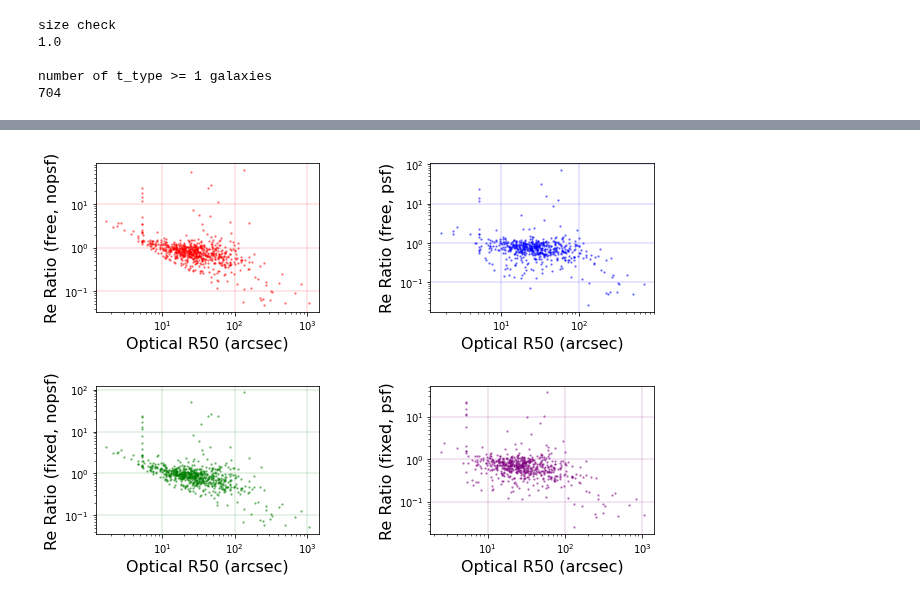
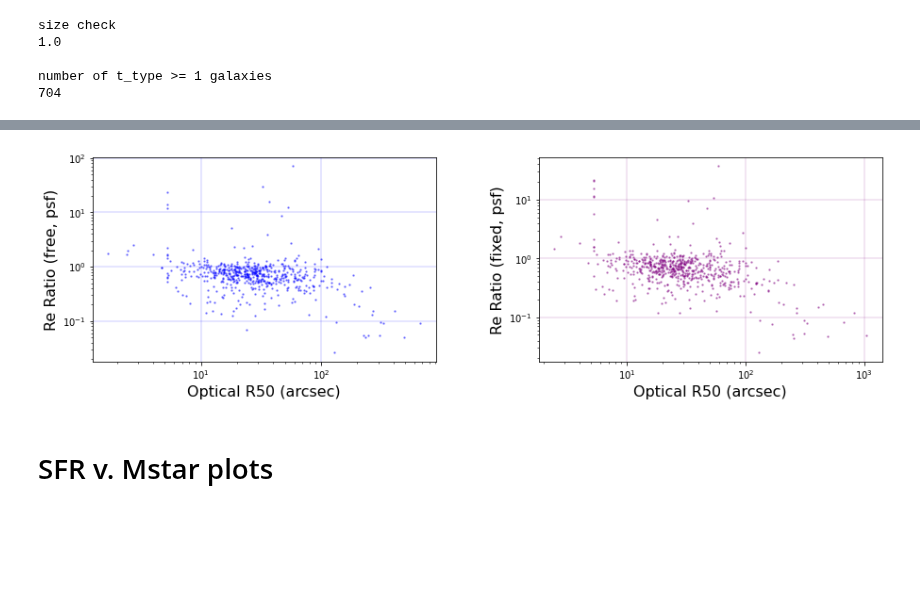
Before and after one commit to Kyssuber/research, a Jupyter notebook: disk_size_comparison.ipynb, the cells around one changed output, grey strips where cells are left out. Saved outputs shown, nothing was run; the diff lists cells and outputs as text; code cells hidden in the pictures; blank space fills up the shorter version.

```diff
--- a/disk_size_comparison.ipynb
+++ b/disk_size_comparison.ipynb
@@ -199,16 +219,15 @@ re_fixed_psf = t4['re']*2.75
 
 r0 = 10 #arcsec
 alpha_1 = sga_params['R_COG_PARAMS_ALPHA1']
+alpha_2 = sga_params['R_COG_PARAMS_ALPHA2']
 m0 = sga_params['R_COG_PARAMS_M0']
 
 comp_one = np.log10(0.5)/(0.4*m0)
 comp_two = np.exp(-comp_one) - 1
 comp_three = (1/alpha_1) * comp_two
+comp_four = comp_three**(-1/alpha_2)
 
-comp_four = comp_three**(-1/alpha_2)
 r50_tentative = r0 * comp_four
-
-#note: manually calculated index 647, which had m0=50704.61. Results compatible with the above script.
 # %%
 #sga_param index --> r50 index
 #sgacut index --> re index
@@ -348,39 +348,25 @@ for i in range(1,9):
 # %%
-fig = plt.figure(figsize=(10,15))
-plt.subplots_adjust(hspace=.5,wspace=.5)
-for i in range(1,5):
-    ax=fig.add_subplot(4,2,i)
+fig = plt.figure(figsize=(15,10))
+plt.subplots_adjust(hspace=.5,wspace=.3)
+for i in range(1,3):
+    ax=fig.add_subplot(2,2,i)
 
     if i == 1:
-        plt.scatter(r50_1,re_ratio_1,color='red',alpha=0.4,s=2)
-        plt.ylabel('Re Ratio (free, nopsf)',fontsize=16)
-        plt.xlabel('Optical R50 (arcsec)',fontsize=16)
-        plt.xscale('log')
-        plt.yscale('log')
-        plt.grid(color='r',linewidth=0.2)
-
-    if i == 2:
         plt.scatter(r50_2,re_ratio_2,color='blue',alpha=0.4,s=2)
         plt.ylabel('Re Ratio (free, psf)',fontsize=16)
         plt.xlabel('Optical R50 (arcsec)',fontsize=16)
         plt.xscale('log')
         plt.yscale('log')
-        plt.grid(color='blue',linewidth=0.2)
+        plt.grid(color='b',linewidth=0.2)
 
-    if i == 3:
-        plt.scatter(r50_3,re_ratio_3,color='green',alpha=0.4,s=2)
-        plt.ylabel('Re Ratio (fixed, nopsf)',fontsize=16)
-        plt.xlabel('Optical R50 (arcsec)',fontsize=16)
-        plt.xscale('log')
-        plt.yscale('log')
-        plt.grid(color='green',linewidth=0.2)
-
-    if i == 4:
+    if i == 2:
         plt.scatter(r50_4,re_ratio_4,color='purple',alpha=0.4,s=2)
         plt.ylabel('Re Ratio (fixed, psf)',fontsize=16)
         plt.xlabel('Optical R50 (arcsec)',fontsize=16)
         plt.xscale('log')
         plt.yscale('log')
         plt.grid(color='purple',linewidth=0.2)
 # %% [output]
-[figure, old version]
+[figure, new version]
+# %% [markdown]
+# SFR v. Mstar plots
```
Also changed, not shown: parts of 32 cells of this notebook, 1 other file.
